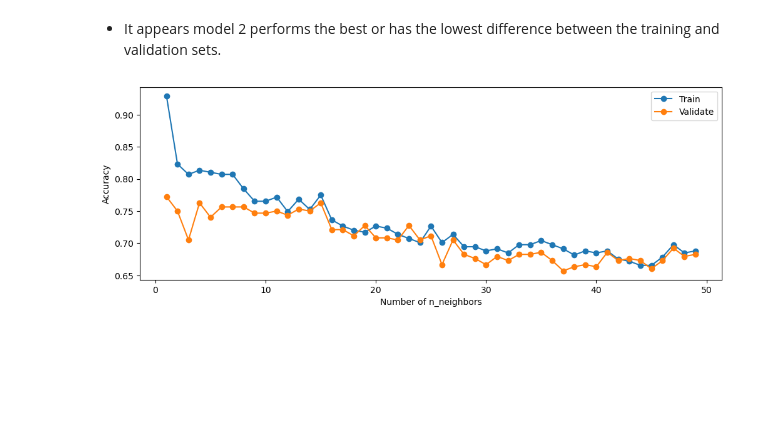
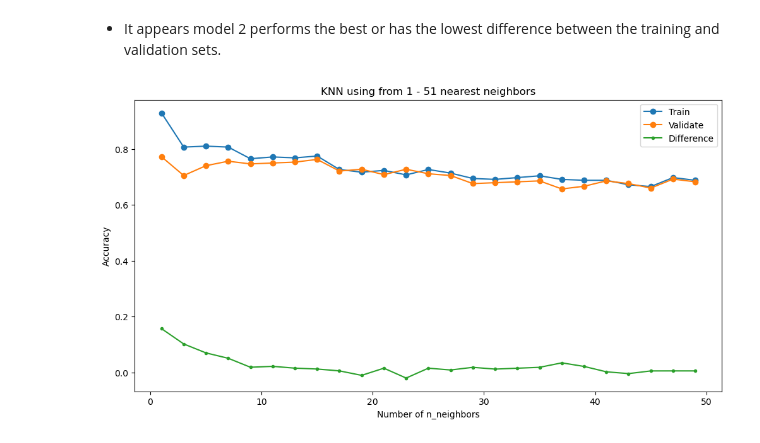
Before and after one commit to JoshuaHolt-Tech/classification-exercises, a Jupyter notebook: knn_model.ipynb, the cells around one changed output. Saved outputs shown, nothing was run; the diff lists cells and outputs as text; code cells hidden in the pictures; blank space fills up the shorter version.

```diff
--- a/knn_model.ipynb
+++ b/knn_model.ipynb
@@ -208,7 +208,7 @@ Model 3 accuracy with the training set is: 72.7% and validation set is: 70.8%
 # %%
 metrics = []
 
-for i in range(1, 50):
+for i in range(1, 51, 2): #Remember not to use even numbers to prevent gridlock.
     knn_5 = KNeighborsClassifier(n_neighbors=i)
     knn_5 = knn_5.fit(X_train, y_train)
     in_sample_accuracy = knn_5.score(X_train, y_train)
@@ -223,12 +223,14 @@ df['difference'] = df.train_accuracy - df.validate_accuracy
 #df
 # %%
 
-plt.figure(figsize=(12,4))
+plt.figure(figsize=(12,6))
 plt.plot(df.max_depth, df.train_accuracy, marker = 'o', label= 'Train')
 plt.plot(df.max_depth, df.validate_accuracy, marker = 'o', label= 'Validate')
+plt.plot(df.max_depth, df.difference, marker = '.', label = 'Difference')
 plt.legend()
+plt.title("KNN using from 1 - 51 nearest neighbors")
 plt.xlabel("Number of n_neighbors")
 plt.ylabel("Accuracy")
 plt.show()
 # %% [output]
-[figure, old version]
+[figure, new version]
```
Also changed, not shown: parts of 2 cells of this notebook, 2 other files.
